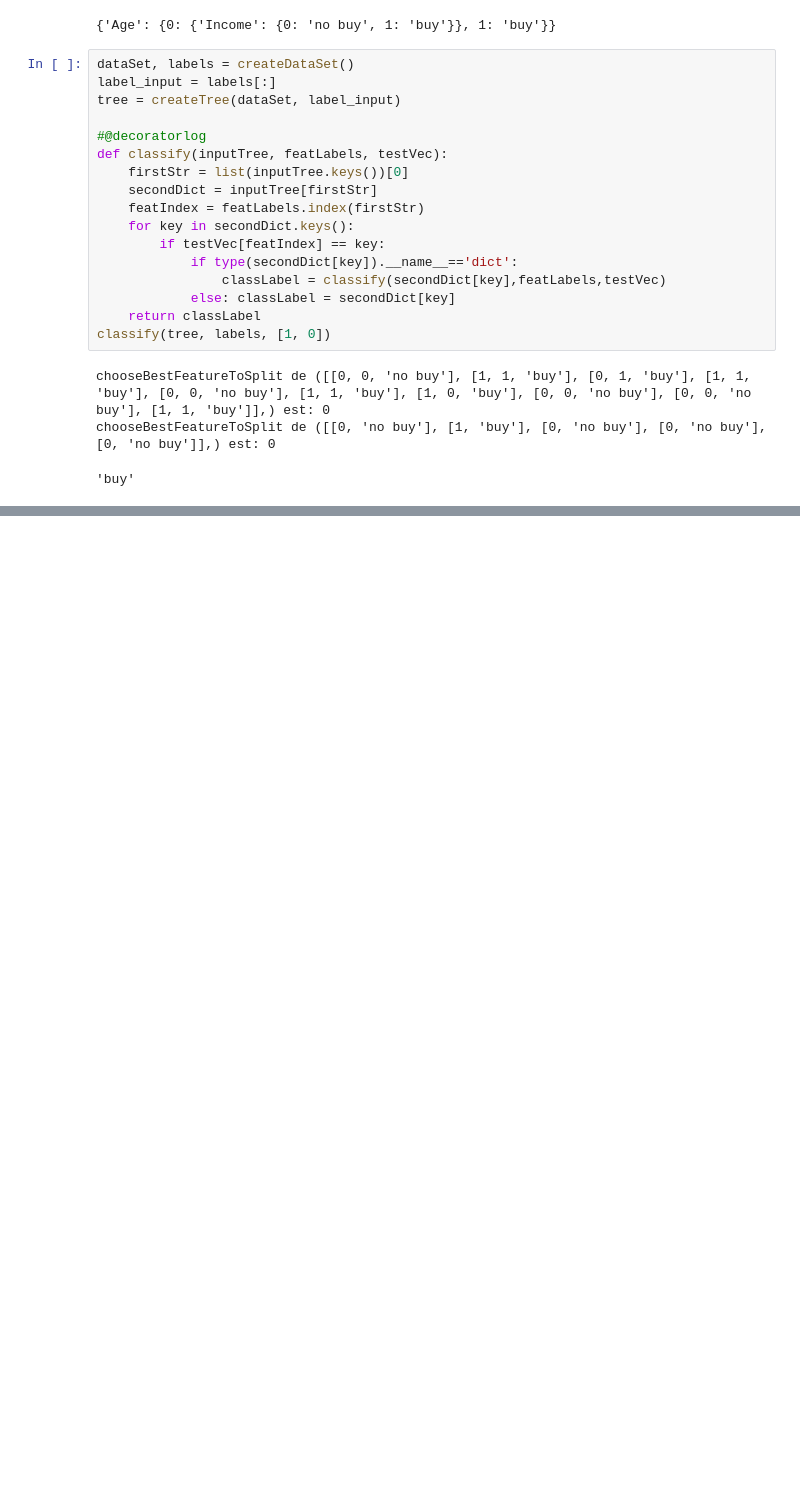
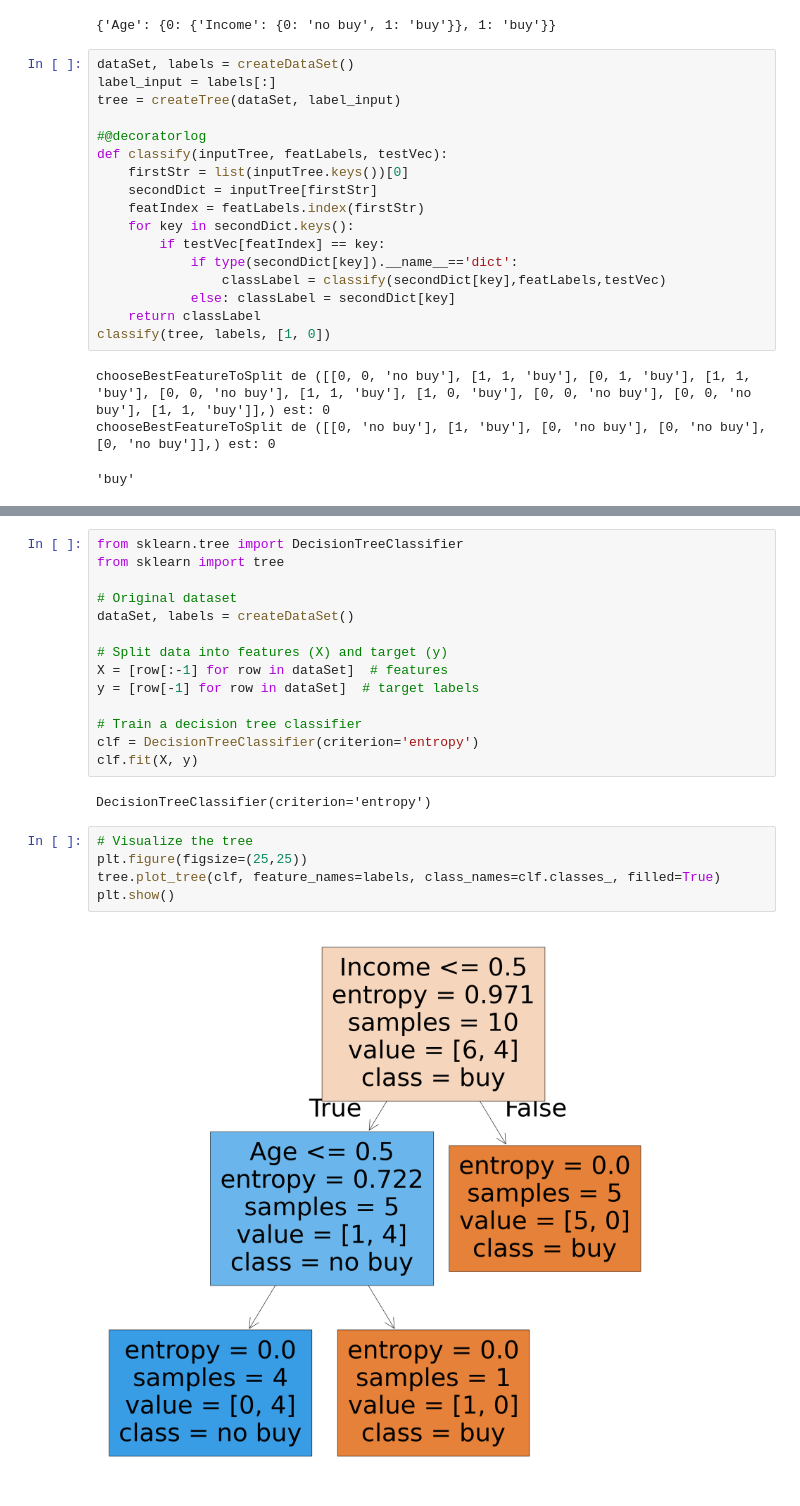
Before and after one commit to BiPaulEr/MachineLearning, a Jupyter notebook: Exercice/correction/DecisionTree/DecitionTree.ipynb, the cells around one changed output, grey strips where cells are left out. Drawn from its saved outputs; the diff is of its cells as text; blank space fills up the shorter version.

```diff
--- a/Exercice/correction/DecisionTree/DecitionTree.ipynb
+++ b/Exercice/correction/DecisionTree/DecitionTree.ipynb
@@ -167,0 +251,23 @@ chooseBestFeatureToSplit de ([[0, 'no buy'], [1, 'buy'], [0, 'no buy'], [0, 'no
+# %%
+from sklearn.tree import DecisionTreeClassifier
+from sklearn import tree
+
+# Original dataset
+dataSet, labels = createDataSet()
+
+# Split data into features (X) and target (y)
+X = [row[:-1] for row in dataSet]  # features
+y = [row[-1] for row in dataSet]  # target labels
+
+# Train a decision tree classifier
+clf = DecisionTreeClassifier(criterion='entropy')
+clf.fit(X, y)
+# %% [output]
+DecisionTreeClassifier(criterion='entropy')
+# %%
+# Visualize the tree
+plt.figure(figsize=(25,25))
+tree.plot_tree(clf, feature_names=labels, class_names=clf.classes_, filled=True)
+plt.show()
+# %% [output]
+[figure, added]
```
Also changed, not shown: parts of 4 cells of this notebook, 2 other files.
